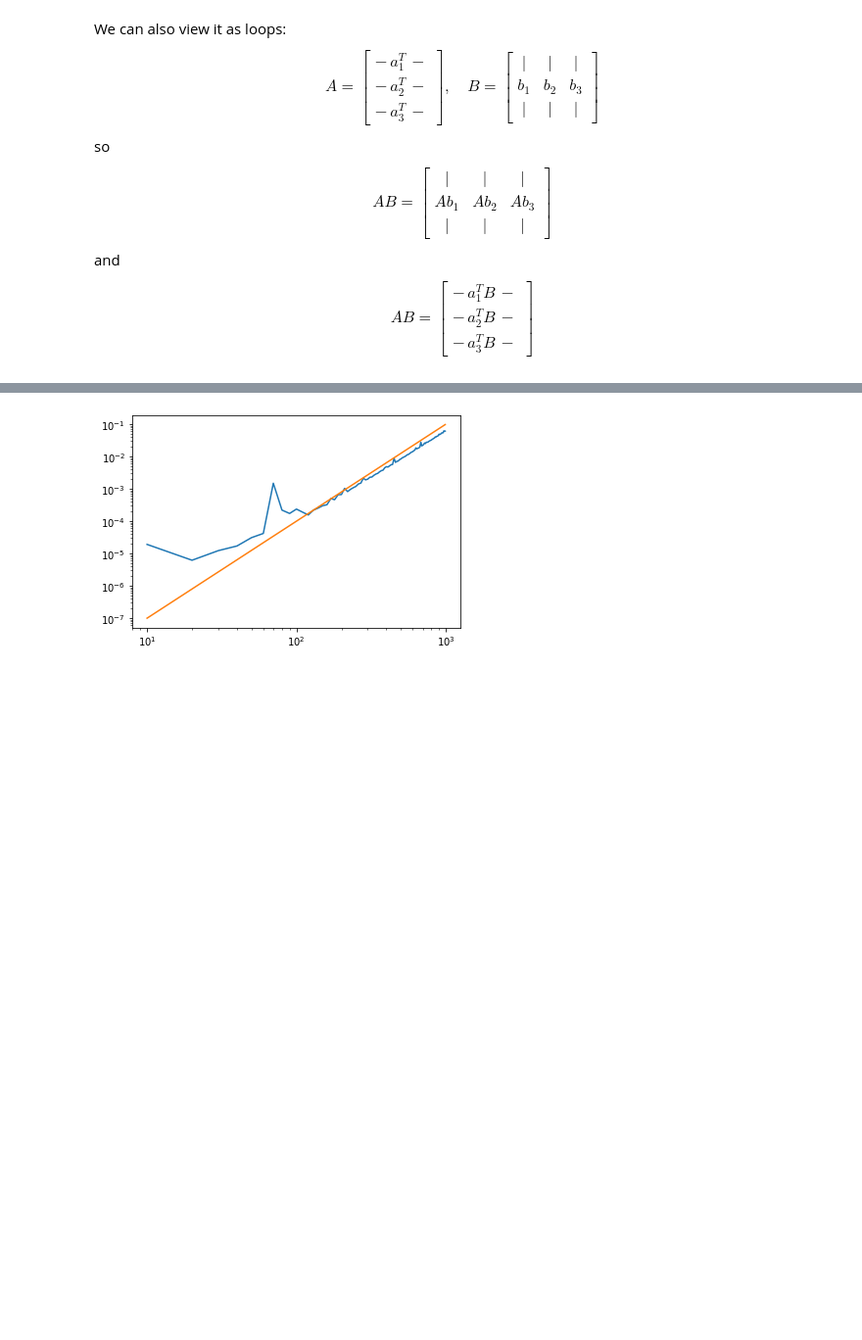
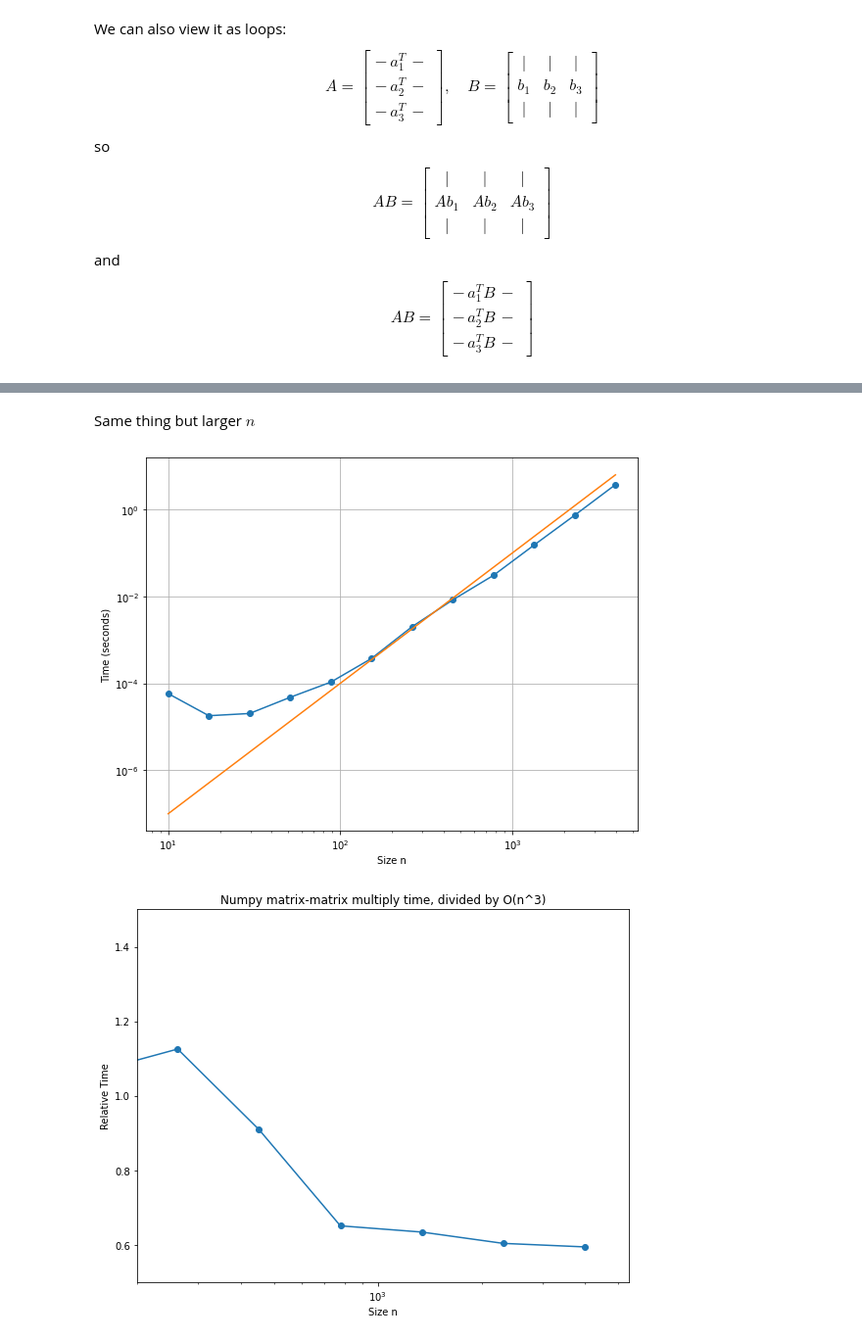
Before and after one commit to stephenbeckr/numerical-analysis-class, a Jupyter notebook: Demos/Ch6_MatrixMultiplication.ipynb, the cells around one changed output, grey strips where cells are left out. Shown: that part at 98% size. Cells and saved outputs as stored; diff of their text form; code cells hidden in the pictures; blank space fills up the shorter version.

```diff
--- a/Demos/Ch6_MatrixMultiplication.ipynb
+++ b/Demos/Ch6_MatrixMultiplication.ipynb
@@ -346,6 +371,8 @@ plt.show()
+# %% [markdown]
+Same thing but larger $n$
 # %%
-reps = 4
-nList = np.logspace(1,3.2,10)
+reps = 2 # average things out (reduce to 1 if impatient)
+nList = np.logspace(1,3.6,12)
 timeList = []
 for n in nList:
   n = int(n)
@@ -353,14 +380,28 @@ for n in nList:
   B = rng.standard_normal((n,n))
   start_time = time.time()
   for r in range(reps):
-    # C = matrix_multiply(A,B)
-    C = A@B
+    C = A@B # using numpy/BLAS
   myTime = time.time() - start_time
   timeList.append( myTime/reps )
-# %%
-"import matplotlib.pyplot as plt
-plt.loglog( nList, timeList )
-plt.loglog( nList, 1e-10*np.array(nList)**3)
-plt.show()
-# %% [output]
-[figure, removed]
+# %%
+plt.figure(figsize=(9,7))
+plt.loglog( nList,timeList, 'o-' )
+plt.loglog( nList, 1e-10*np.array(nList)**3)
+plt.xlabel('Size n')
+plt.ylabel('Time (seconds)')
+plt.grid()
+plt.show()
+
+timeList = np.asarray(timeList)
+nList = np.asarray(nList)
+plt.figure(figsize=(9,7))
+plt.semilogx( nList, timeList/(1e-10*nList**3),'o-' )
+plt.xlabel('Size n')
+plt.ylabel('Relative Time')
+plt.title('Numpy matrix-matrix multiply time, divided by O(n^3)')
+plt.xlim(left=200)
+plt.ylim(top=1.5,bottom=.5)
+plt.show()
+# %% [output]
+[figure, added]
+[figure, added]
```
Also changed, not shown: parts of 16 cells of this notebook.
